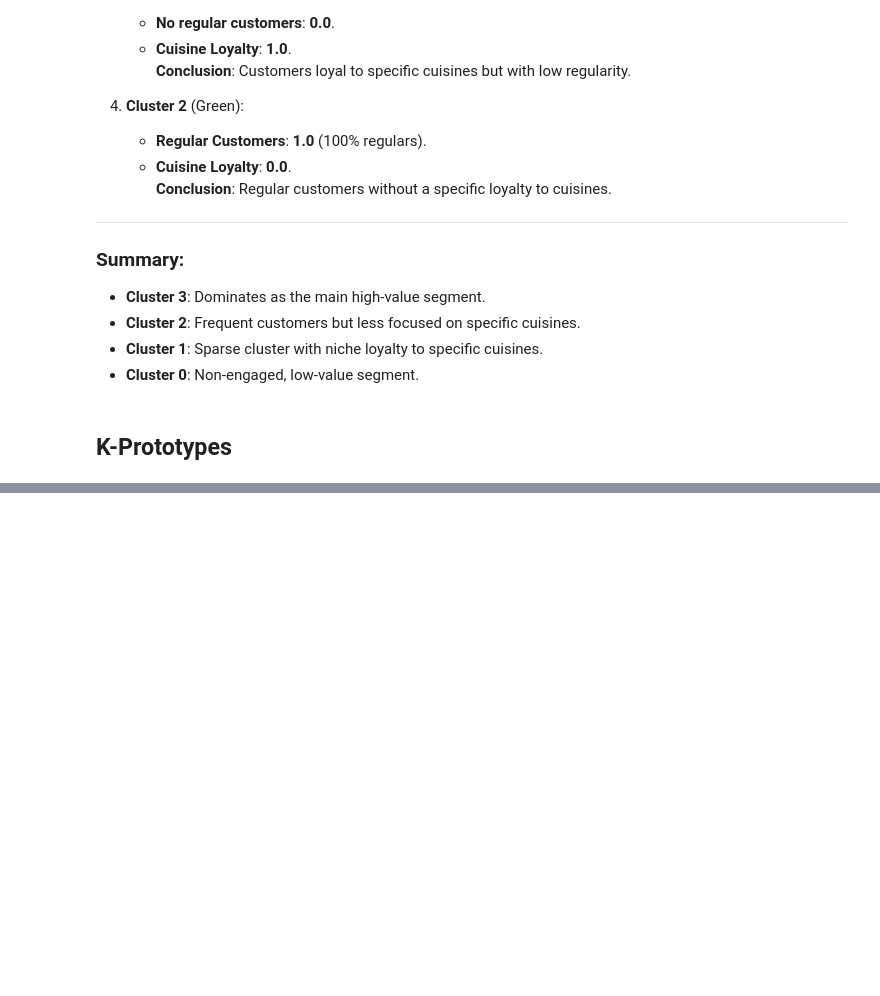
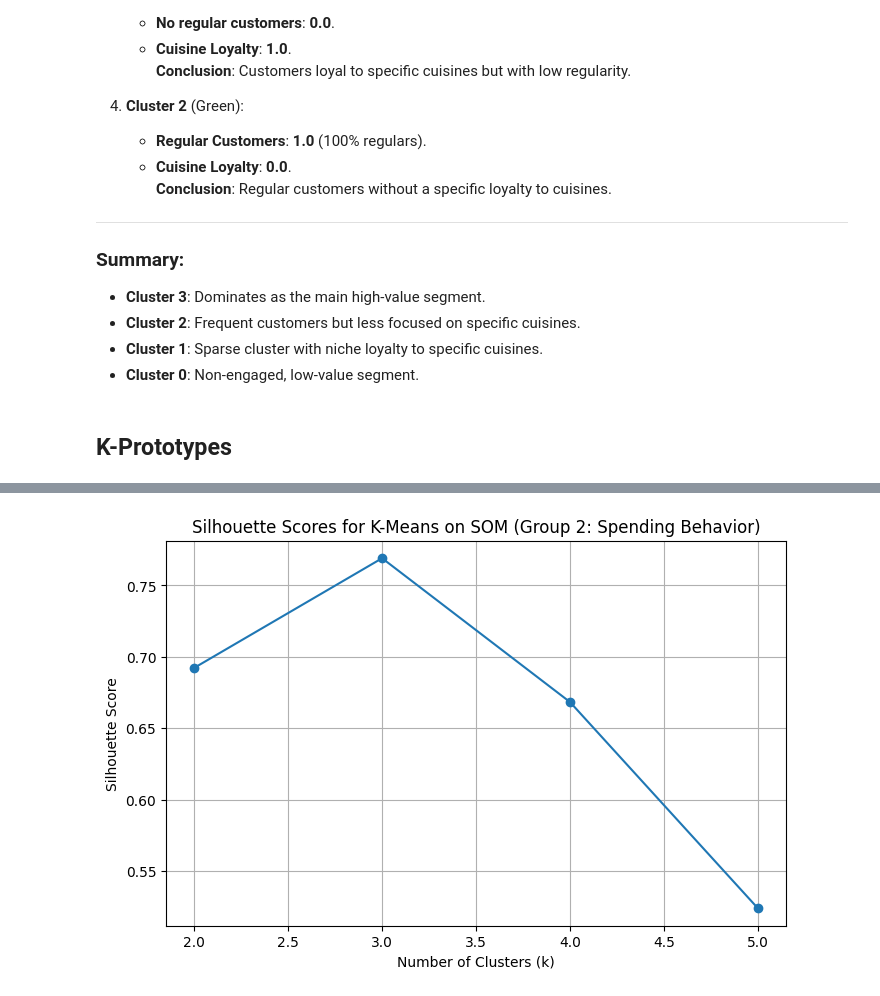
Before and after one commit to gugaaa1904/Data_Mining, a Jupyter notebook: Group 51 Clustering.ipynb, the cells around one changed output, grey strips where cells are left out. Cells and saved outputs as stored; diff of their text form; code cells hidden in the pictures; blank space fills up the shorter version.

```diff
--- a/Group 51 Clustering.ipynb
+++ b/Group 51 Clustering.ipynb
@@ -928,0 +1142,83 @@ Silhouette Score for K-Prototypes Clustering: -0.006480644346871196
+# %%
+from minisom import MiniSom
+from sklearn.cluster import KMeans
+from sklearn.metrics import silhouette_score
+import matplotlib.pyplot as plt
+import numpy as np
+
+# Step 1: Train the SOM
+som_grid_x = 10  # Grid size (rows)
+som_grid_y = 10  # Grid size (columns)
+learning_rate = 0.5
+sigma = 1.0
+
+# Initialize and train the SOM
+som = MiniSom(x=som_grid_x, y=som_grid_y, input_len=group_2.shape[1], sigma=sigma, learning_rate=learning_rate)
+som.random_weights_init(group_2.values)
+som.train_random(group_2.values, num_iteration=1000)
+
+# Step 2: Extract SOM neuron weights
+som_weights = som.get_weights()
+som_weights_reshaped = som_weights.reshape(-1, group_2.shape[1])  # Reshape to 2D (neurons, features)
+
+# Step 3: Apply K-Means to SOM weights
+k_values = range(2, 6)  # Trying 2 to 5 clusters
+silhouette_scores = []
+
+for k in k_values:
+    kmeans = KMeans(n_clusters=k, random_state=42)
+    labels = kmeans.fit_predict(som_weights_reshaped)
+    score = silhouette_score(som_weights_reshaped, labels)
+    silhouette_scores.append(score)
+
+# Plot silhouette scores
+plt.figure(figsize=(8, 5))
+plt.plot(k_values, silhouette_scores, marker='o')
+plt.title("Silhouette Scores for K-Means on SOM (Group 2: Spending Behavior)")
+plt.xlabel("Number of Clusters (k)")
+plt.ylabel("Silhouette Score")
+plt.grid(True)
+plt.show()
+
+# Step 4: Optimal K-Means Clustering
+optimal_k = k_values[np.argmax(silhouette_scores)]
+print(f"Optimal k: {optimal_k}, Silhouette Score: {max(silhouette_scores):.4f}")
+
+kmeans = KMeans(n_clusters=optimal_k, random_state=42)
+som_cluster_labels = kmeans.fit_predict(som_weights_reshaped)
+
+# Step 5: Map data points to clusters based on BMUs
+data_som_clusters = []
+for row in group_2.values:
+    winner_coords = som.winner(row)  # Find BMU for each data point
+    winner_index = winner_coords[0] * som_grid_y + winner_coords[1]
+    data_som_clusters.append(som_cluster_labels[winner_index])
+
+# Add cluster labels to the original dataset
+group_2['SOM_KMeans_Cluster'] = data_som_clusters
+
+# Step 6: Summarize Cluster Characteristics
+group_2_summary = group_2.groupby('SOM_KMeans_Cluster').mean()
+print("Cluster Summary (SOM + K-Means):")
+print(group_2_summary)
+
+# Step 7: Visualize Clusters using PCA
+from sklearn.decomposition import PCA
+
+pca = PCA(n_components=2)
+group_2_pca = pca.fit_transform(group_2.drop(columns=['SOM_KMeans_Cluster']))
+
+plt.figure(figsize=(8, 6))
+for cluster in range(optimal_k):
+    plt.scatter(group_2_pca[group_2['SOM_KMeans_Cluster'] == cluster, 0],
+                group_2_pca[group_2['SOM_KMeans_Cluster'] == cluster, 1],
+                label=f'Cluster {cluster}')
+
+plt.title("SOM + K-Means Clusters for Group 2 (PCA Projection)")
+plt.xlabel("PCA Component 1")
+plt.ylabel("PCA Component 2")
+plt.legend()
+plt.grid(True)
+plt.show()
+# %% [output]
+[figure, added]
```
Also changed, not shown: parts of 23 cells of this notebook.
